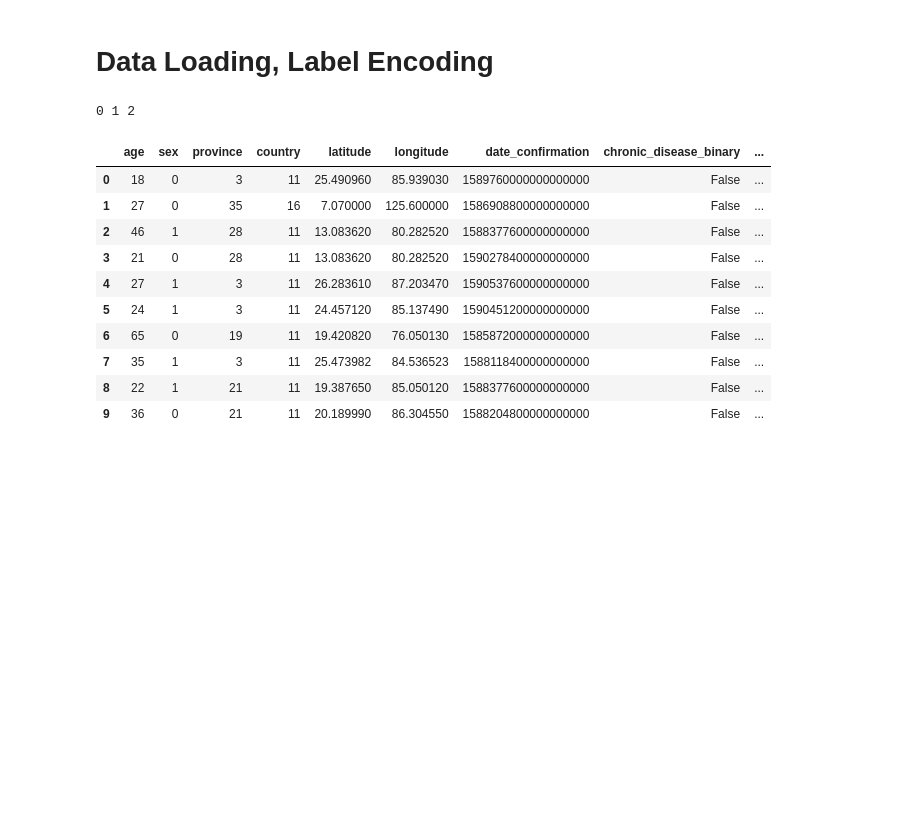
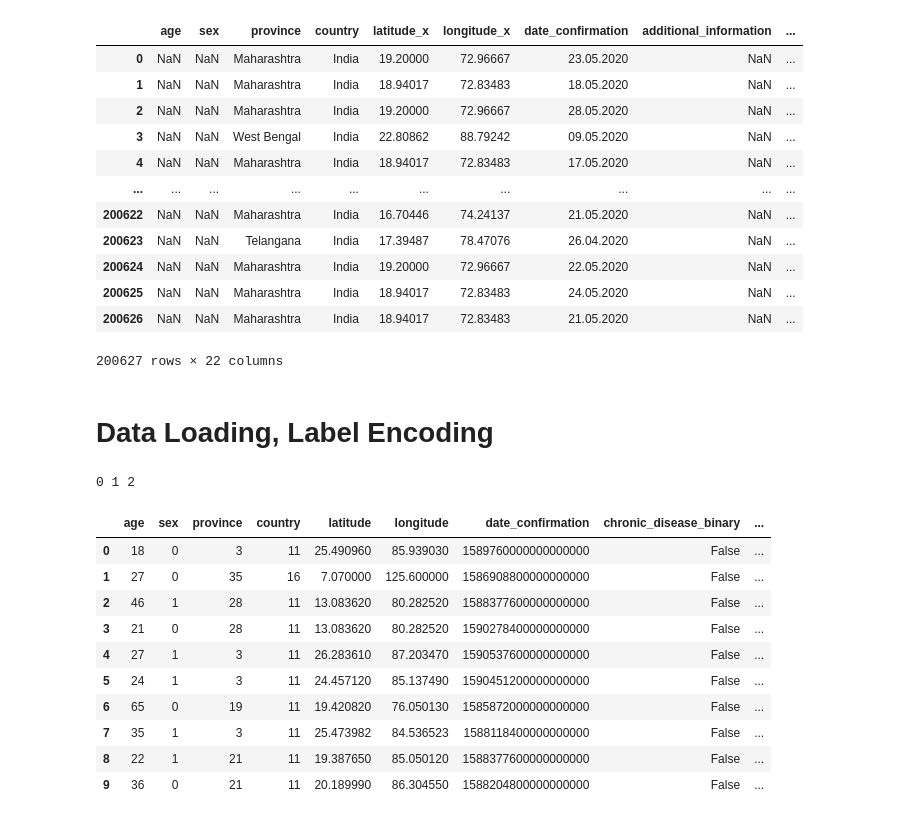
Before and after one commit to efeerhan/cmpt459-courseproject, a Jupyter notebook: project.ipynb, the cells around one changed output. Drawn from its saved outputs; the diff is of its cells as text; code cells hidden in the pictures; blank space fills up the shorter version.

```diff
--- a/project.ipynb
+++ b/project.ipynb
@@ -10,0 +89,40 @@ from sklearn.metrics import make_scorer, f1_score, accuracy_score
+# %%
+to_drop = []
+for col in location.columns:
+    percentNaN = location[col].isna().sum()/len(location)
+    if percentNaN > 0.5:
+        to_drop.append(col)
+
+print('columns with >50% NaN (location):\n',to_drop)
+
+to_drop = []
+for col in train.columns:
+    percentNaN = train[col].isna().sum()/len(train)
+    if percentNaN > 0.5:
+        to_drop.append(col)
+print('columns with >50% NaN (train):\n',to_drop)
+
+outcome_map = {
+    'dead': 'dead',
+    'death': 'dead',
+    'deceased': 'dead',
+    'died': 'dead',
+    'recovered': 'alive',
+    'alive': 'alive',
+    'discharge': 'alive',
+    'discharged': 'alive',
+    'stable condition': 'alive',
+    'stable': 'alive',
+    'treating': 'alive',
+    'released from quarantine': 'alive',
+    'receiving treatment': 'treating',
+    'under treatment': 'treating',
+    'hospitalized': 'treating',
+    'critical condition': 'treating',
+    'recovering at home 03.03.2020': 'alive',
+    'discharged from hospital': 'alive',
+    'nan': 'NaN'
+}
+train['outcome'] = train['outcome'].apply(lambda x: outcome_map[x.lower()] if type(x) == str else np.NaN)
+print('\n',train.columns)
+print('\n',location.columns)
@@ -11,3 +144,20 @@ from sklearn.metrics import make_scorer, f1_score, accuracy_score
+# %%
+join = pd.merge(train, location, how='inner', on=['country','province'])
+join
+# %% [output]
+|  | age | sex | province | country | latitude_x | longitude_x | date_confirmation | additional_information | ... |
+| 0 | NaN | NaN | Maharashtra | India | 19.20000 | 72.96667 | 23.05.2020 | NaN | ... |
+| 1 | NaN | NaN | Maharashtra | India | 18.94017 | 72.83483 | 18.05.2020 | NaN | ... |
+| 2 | NaN | NaN | Maharashtra | India | 19.20000 | 72.96667 | 28.05.2020 | NaN | ... |
+| 3 | NaN | NaN | West Bengal | India | 22.80862 | 88.79242 | 09.05.2020 | NaN | ... |
+| 4 | NaN | NaN | Maharashtra | India | 18.94017 | 72.83483 | 17.05.2020 | NaN | ... |
+| ... | ... | ... | ... | ... | ... | ... | ... | ... | ... |
+| 200622 | NaN | NaN | Maharashtra | India | 16.70446 | 74.24137 | 21.05.2020 | NaN | ... |
+| 200623 | NaN | NaN | Telangana | India | 17.39487 | 78.47076 | 26.04.2020 | NaN | ... |
+| 200624 | NaN | NaN | Maharashtra | India | 19.20000 | 72.96667 | 22.05.2020 | NaN | ... |
+| 200625 | NaN | NaN | Maharashtra | India | 18.94017 | 72.83483 | 24.05.2020 | NaN | ... |
+| 200626 | NaN | NaN | Maharashtra | India | 18.94017 | 72.83483 | 21.05.2020 | NaN | ... |
+200627 rows × 22 columns
 # %% [markdown]
 # Data Loading, Label Encoding
 # %%
```
Also changed, not shown: parts of 10 cells of this notebook, 18 other files.
